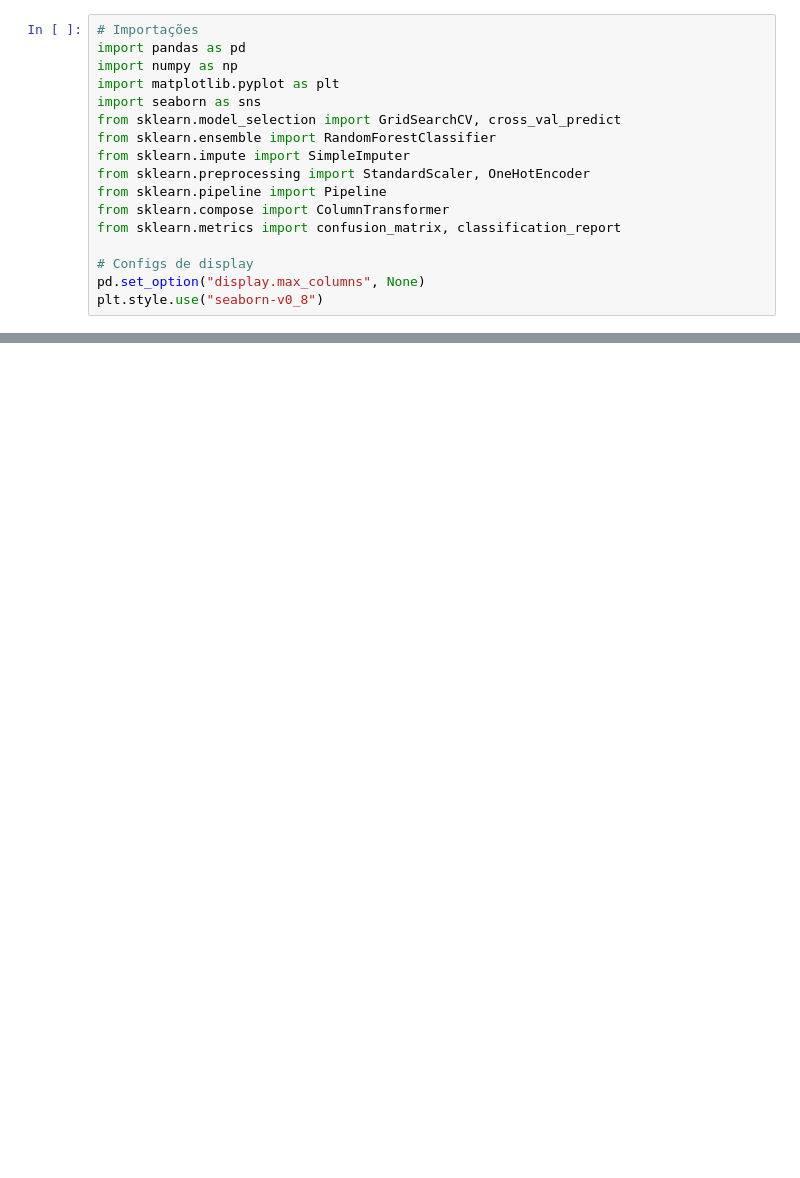
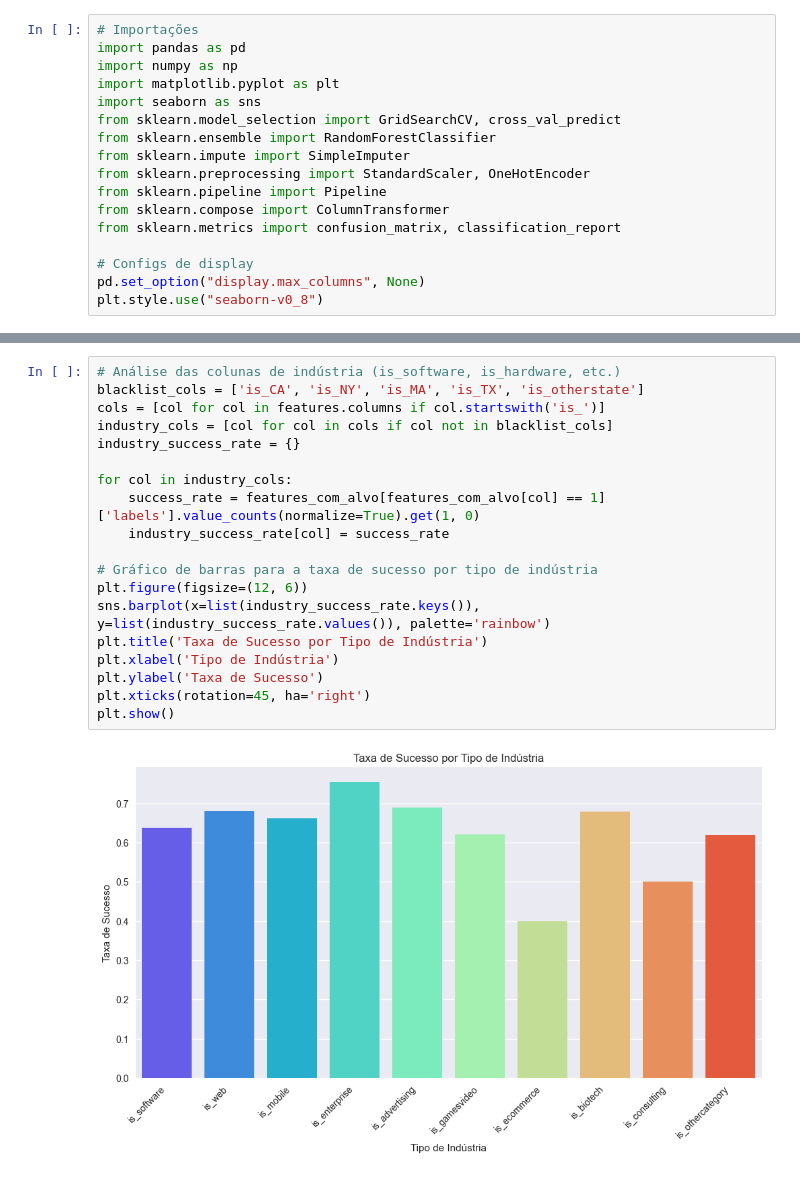
Before and after one commit to B0czar/modelon-kk, a Jupyter notebook: model.ipynb, the cells around one changed output, grey strips where cells are left out. Cells and saved outputs as stored; diff of their text form; blank space fills up the shorter version.

```diff
--- a/model.ipynb
+++ b/model.ipynb
@@ -96,0 +136,21 @@ print(classification_report(y, y_pred_cv))
+# %%
+# Análise das colunas de indústria (is_software, is_hardware, etc.)
+blacklist_cols = ['is_CA', 'is_NY', 'is_MA', 'is_TX', 'is_otherstate']
+cols = [col for col in features.columns if col.startswith('is_')]
+industry_cols = [col for col in cols if col not in blacklist_cols]
+industry_success_rate = {}
+
+for col in industry_cols:
+    success_rate = features_com_alvo[features_com_alvo[col] == 1]['labels'].value_counts(normalize=True).get(1, 0)
+    industry_success_rate[col] = success_rate
+
+# Gráfico de barras para a taxa de sucesso por tipo de indústria
+plt.figure(figsize=(12, 6))
+sns.barplot(x=list(industry_success_rate.keys()), y=list(industry_success_rate.values()), palette='rainbow')
+plt.title('Taxa de Sucesso por Tipo de Indústria')
+plt.xlabel('Tipo de Indústria')
+plt.ylabel('Taxa de Sucesso')
+plt.xticks(rotation=45, ha='right')
+plt.show()
+# %% [output]
+[figure, added]
```
Also changed, not shown: parts of 17 cells of this notebook, 2 other files.
